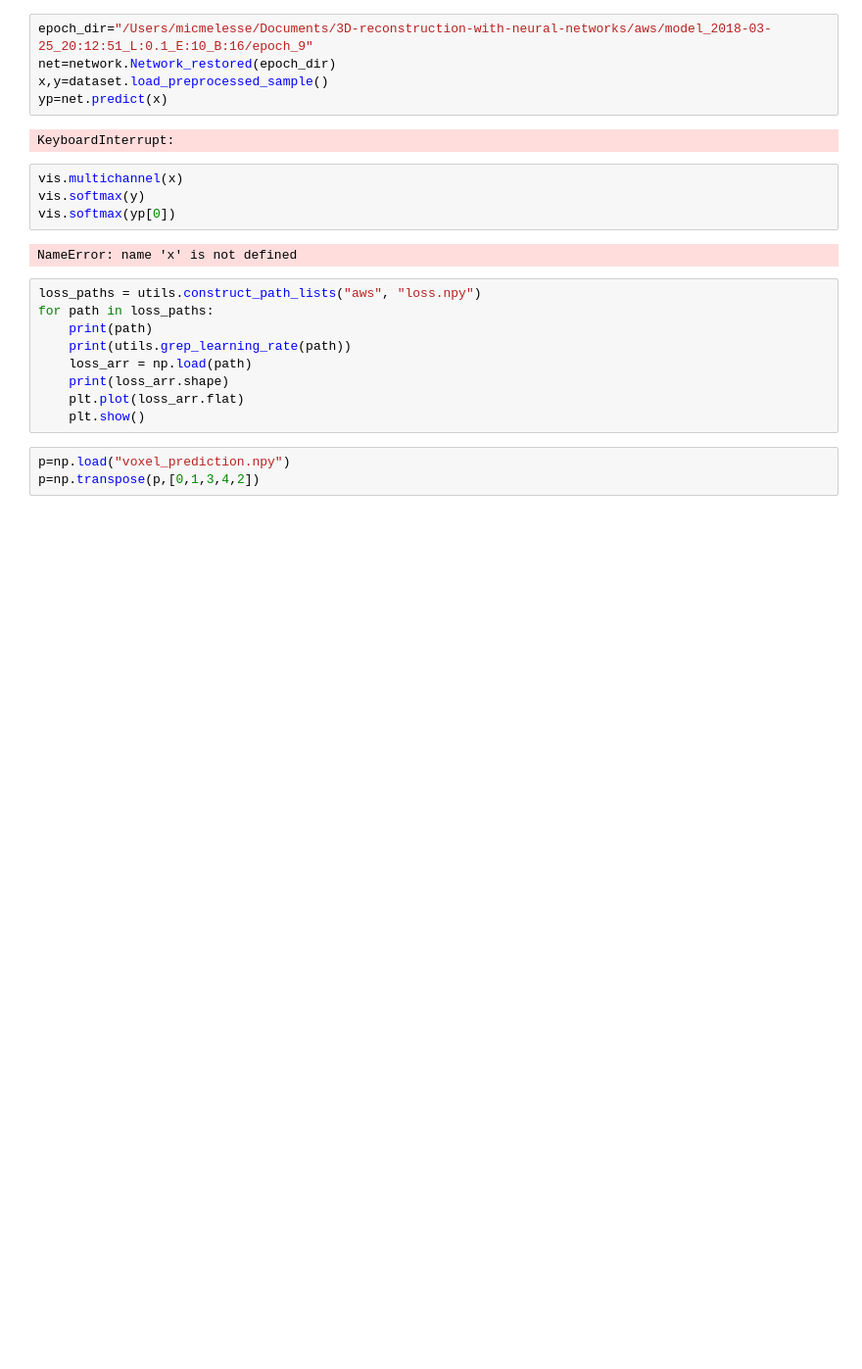
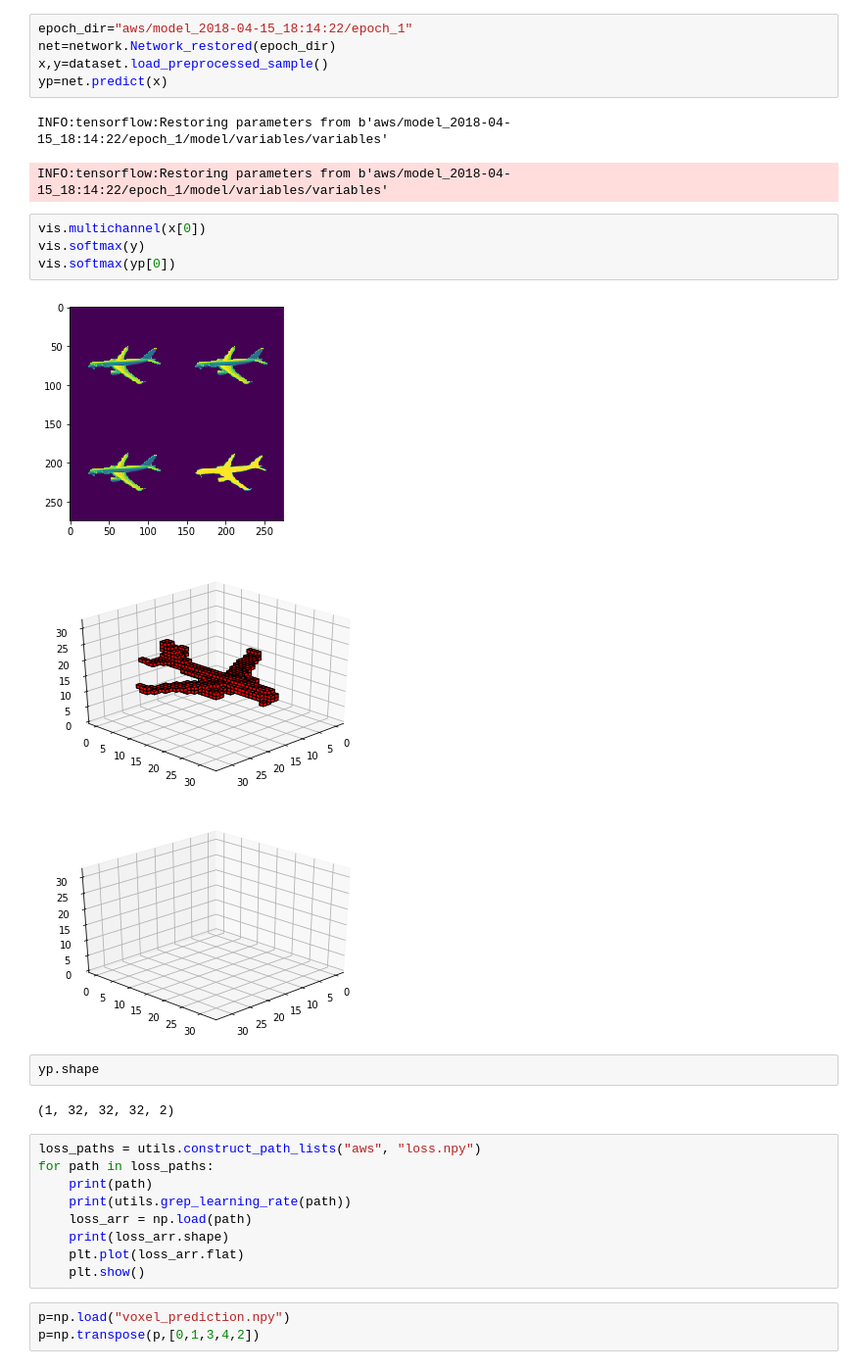
Before and after one commit to micmelesse/3D-reconstruction-with-Neural-Networks, a Jupyter notebook: playground.ipynb, the cells around one changed output. Shown at 98% size. Cells and saved outputs as stored; diff of their text form; blank space fills up the shorter version.

```diff
--- a/playground.ipynb
+++ b/playground.ipynb
@@ -27,16 +23,23 @@ The autoreload extension is already loaded. To reload it, use:
 # %%
-epoch_dir="/Users/micmelesse/Documents/3D-reconstruction-with-neural-networks/aws/model_2018-03-25_20:12:51_L:0.1_E:10_B:16/epoch_9"
+epoch_dir="aws/model_2018-04-15_18:14:22/epoch_1"
 net=network.Network_restored(epoch_dir)
 x,y=dataset.load_preprocessed_sample()
 yp=net.predict(x)
 # %% [output]
-KeyboardInterrupt:
+INFO:tensorflow:Restoring parameters from b'aws/model_2018-04-15_18:14:22/epoch_1/model/variables/variables'
+INFO:tensorflow:Restoring parameters from b'aws/model_2018-04-15_18:14:22/epoch_1/model/variables/variables'
 # %%
-vis.multichannel(x)
+vis.multichannel(x[0])
 vis.softmax(y)
 vis.softmax(yp[0])
 # %% [output]
-NameError: name 'x' is not defined
+[figure, added]
+[figure, added]
+[figure, added]
+# %%
+yp.shape
+# %% [output]
+(1, 32, 32, 32, 2)
 # %%
 loss_paths = utils.construct_path_lists("aws", "loss.npy")
 for path in loss_paths:
```
Also changed, not shown: parts of 5 cells of this notebook, 1 other file.
